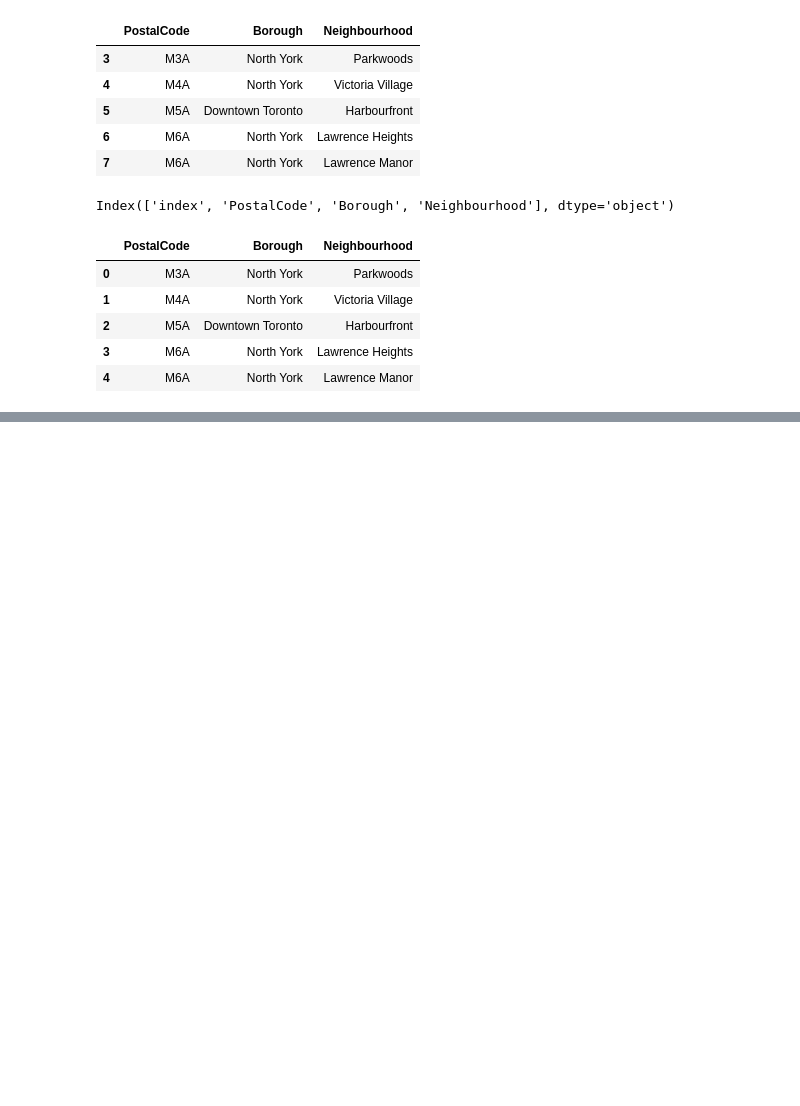
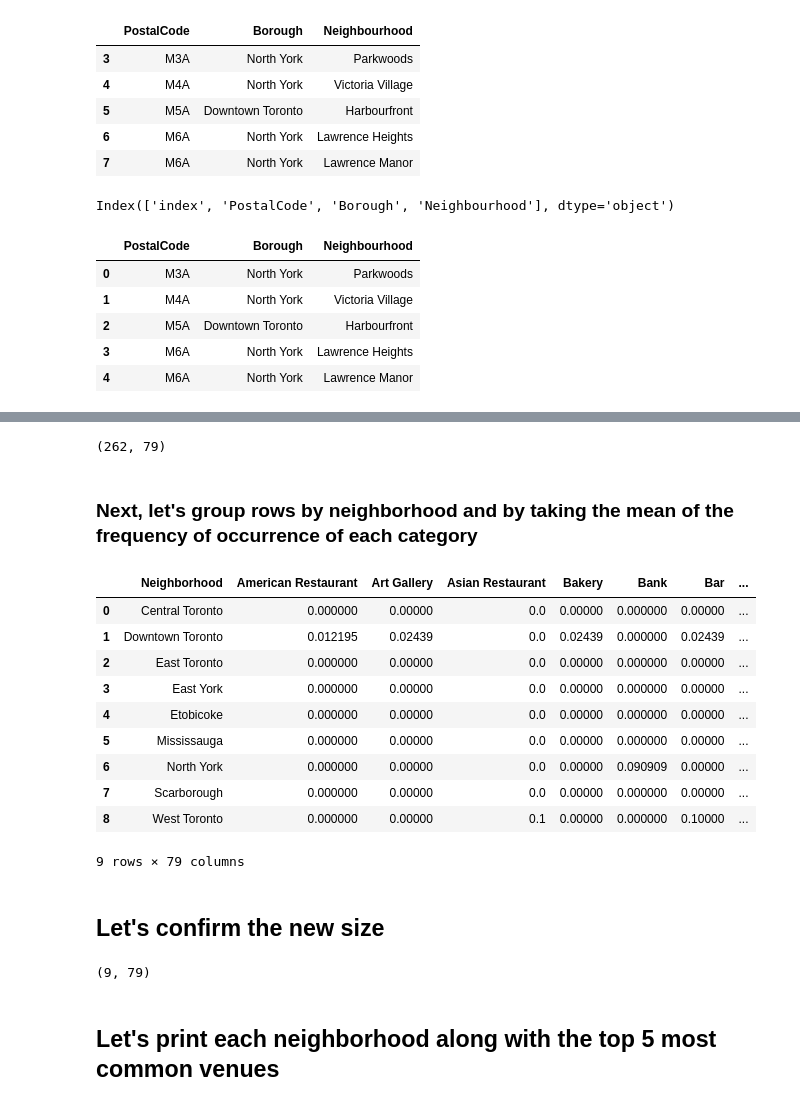
Before and after one commit to voltagebots/Coursera, a Jupyter notebook: Capsone Project.ipynb, the cells around one changed output, grey strips where cells are left out. Drawn from its saved outputs; the diff is of its cells as text; code cells hidden in the pictures; blank space fills up the shorter version.

```diff
--- a/Capsone Project.ipynb
+++ b/Capsone Project.ipynb
@@ -108,0 +175,19 @@ df1.head()
+# %%
+# type your answer here
+LIMIT = 100 # limit of number of venues returned by Foursquare API
+
+radius = 2 # define radius
+
+ # create URL
+url = 'https://api.foursquare.com/v2/venues/explore?&client_id={}&client_secret={}&v={}&ll={},{}&radius={}&limit={}'.format(
+    CLIENT_ID,
+    CLIENT_SECRET,
+    VERSION,
+    Borough_latitude,
+    Borough_longitude,
+    radius,
+    LIMIT)
+url # display UR
+
+results = requests.get(url).json()
+results
@@ -108,0 +207,3 @@ df1.head()
+# %%
+venues = results['response']['groups'][0]['items']
+nearby_venues = json_normalize(venues)
@@ -108,0 +328,12 @@ df1.head()
+# %%
+# one hot encoding
+Toronto_onehot = pd.get_dummies(Toronto_venues[['Venue Category']], prefix="", prefix_sep="")
+
+# add neighborhood column back to dataframe
+Toronto_onehot['Neighborhood'] = Toronto_venues['Neighborhood']
+
+# move neighborhood column to the first column
+fixed_columns = [Toronto_onehot.columns[-1]] + list(Toronto_onehot.columns[:-1])
+Toronto_onehot = Toronto_onehot[fixed_columns]
+
+Toronto_onehot.head()
@@ -108,0 +348,29 @@ df1.head()
+# %%
+Toronto_onehot.shape
+# %% [output]
+(262, 79)
+# %% [markdown]
+### Next, let's group rows by neighborhood and by taking the mean of the frequency of occurrence of each category
+# %%
+Toronto_grouped = Toronto_onehot.groupby('Neighborhood').mean().reset_index()
+Toronto_grouped
+# %% [output]
+|  | Neighborhood | American Restaurant | Art Gallery | Asian Restaurant | Bakery | Bank | Bar | ... |
+| 0 | Central Toronto | 0.000000 | 0.00000 | 0.0 | 0.00000 | 0.000000 | 0.00000 | ... |
+| 1 | Downtown Toronto | 0.012195 | 0.02439 | 0.0 | 0.02439 | 0.000000 | 0.02439 | ... |
+| 2 | East Toronto | 0.000000 | 0.00000 | 0.0 | 0.00000 | 0.000000 | 0.00000 | ... |
+| 3 | East York | 0.000000 | 0.00000 | 0.0 | 0.00000 | 0.000000 | 0.00000 | ... |
+| 4 | Etobicoke | 0.000000 | 0.00000 | 0.0 | 0.00000 | 0.000000 | 0.00000 | ... |
+| 5 | Mississauga | 0.000000 | 0.00000 | 0.0 | 0.00000 | 0.000000 | 0.00000 | ... |
+| 6 | North York | 0.000000 | 0.00000 | 0.0 | 0.00000 | 0.090909 | 0.00000 | ... |
+| 7 | Scarborough | 0.000000 | 0.00000 | 0.0 | 0.00000 | 0.000000 | 0.00000 | ... |
+| 8 | West Toronto | 0.000000 | 0.00000 | 0.1 | 0.00000 | 0.000000 | 0.10000 | ... |
+9 rows × 79 columns
+# %% [markdown]
+##  Let's confirm the new size
+# %%
+Toronto_grouped.shape
+# %% [output]
+(9, 79)
+# %% [markdown]
+## Let's print each neighborhood along with the top 5 most common venues
```
Also changed, not shown: parts of 46 cells of this notebook.
